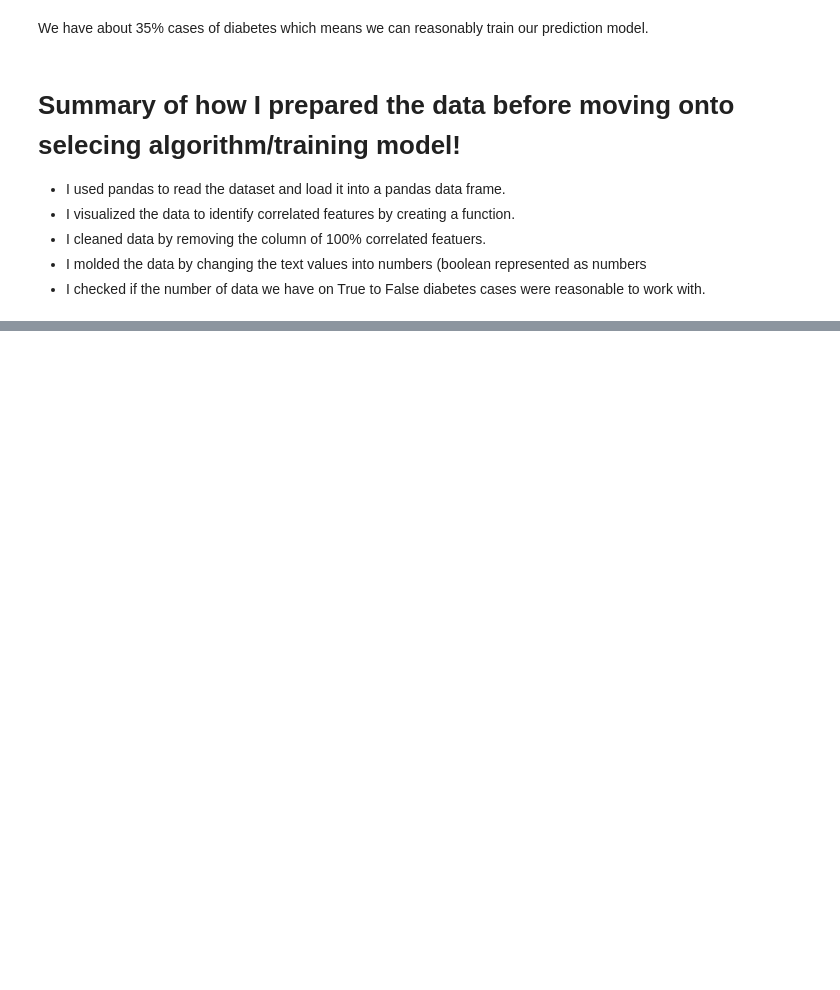
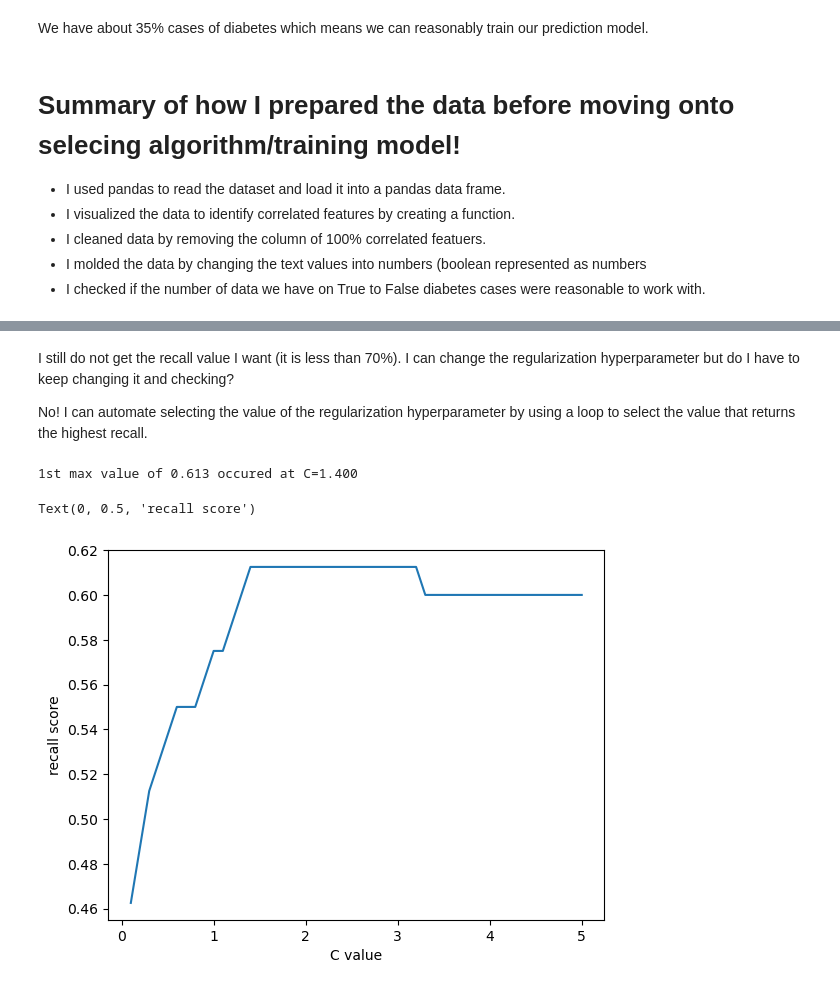
Before and after one commit to Andrew-Ham/Machine-Learning---Pima-Diabetes-, a Jupyter notebook: Pima Diabetes Prediction.ipynb, the cells around one changed output, grey strips where cells are left out. Cells and saved outputs as stored; diff of their text form; code cells hidden in the pictures; blank space fills up the shorter version.

Commit message:
Completed model

```diff
--- a/Pima Diabetes Prediction.ipynb
+++ b/Pima Diabetes Prediction.ipynb
@@ -145,0 +349,4 @@ We have about 35% cases of diabetes which means we can reasonably train our pred
+# %%
+from sklearn.ensemble import RandomForestClassifier
+rf_model = RandomForestClassifier(random_state = 42)
+rf_model.fit(X_train, y_train.ravel())
@@ -145,0 +419,15 @@ We have about 35% cases of diabetes which means we can reasonably train our pred
+# %%
+from sklearn.linear_model import LogisticRegression
+# C is the regularization hyperparameter. I will put it at 0.7 as a starting guess.
+lr_model = LogisticRegression(C=0.7, random_state = 42)
+lr_model.fit(X_train, y_train.ravel())
+lr_predict_test = lr_model.predict(X_test)
+
+# Training metrics
+print("TRAINING Accuracy: {0:.2f}".format(metrics.accuracy_score(y_test, lr_predict_test)))
+print(metrics.confusion_matrix(y_test, lr_predict_test) )
+
+print("")
+
+print("Classification Report")
+print(metrics.classification_report(y_test, lr_predict_test))
@@ -145,0 +455,39 @@ We have about 35% cases of diabetes which means we can reasonably train our pred
+# %% [markdown]
+I still do not get the recall value I want (it is less than 70%). I can change the regularization hyperparameter but do I have to keep changing it and checking?
+<p> No! I can automate selecting the value of the regularization hyperparameter by using a loop to select the value that returns the highest recall. </p>
+# %%
+# Loop for getting the best regularization hyperparameter!
+C_start = 0.1
+C_end = 5
+C_inc = 0.1
+
+C_values, recall_scores = [], []
+
+C_val = C_start
+best_recall_score = 0
+while (C_val < C_end):
+    C_values.append(C_val)
+    lr_model_loop = LogisticRegression(C=C_val, random_state=42, solver='liblinear')
+    lr_model_loop.fit(X_train, y_train.ravel())
+    lr_predict_loop_test = lr_model_loop.predict(X_test)
+    recall_score = metrics.recall_score(y_test, lr_predict_loop_test)
+    recall_scores.append(recall_score)
+    if (recall_score > best_recall_score):
+        best_recall_score = recall_score
+        best_lr_predict_test = lr_predict_loop_test
+
+    C_val = C_val + C_inc
+
+#Plot
+#I will plot the recall scores versus the regularization value to see how recall changes with the regularisation value
+best_score_C_val = C_values[recall_scores.index(best_recall_score)]
+print("1st max value of {0:.3f} occured at C={1:.3f}".format(best_recall_score, best_score_C_val))
+
+%matplotlib inline
+plt.plot(C_values, recall_scores, "-")
+plt.xlabel("C value")
+plt.ylabel("recall score")
+# %% [output]
+1st max value of 0.613 occured at C=1.400
+Text(0, 0.5, 'recall score')
+[figure, added]
```
Also changed, not shown: parts of 45 cells of this notebook.
